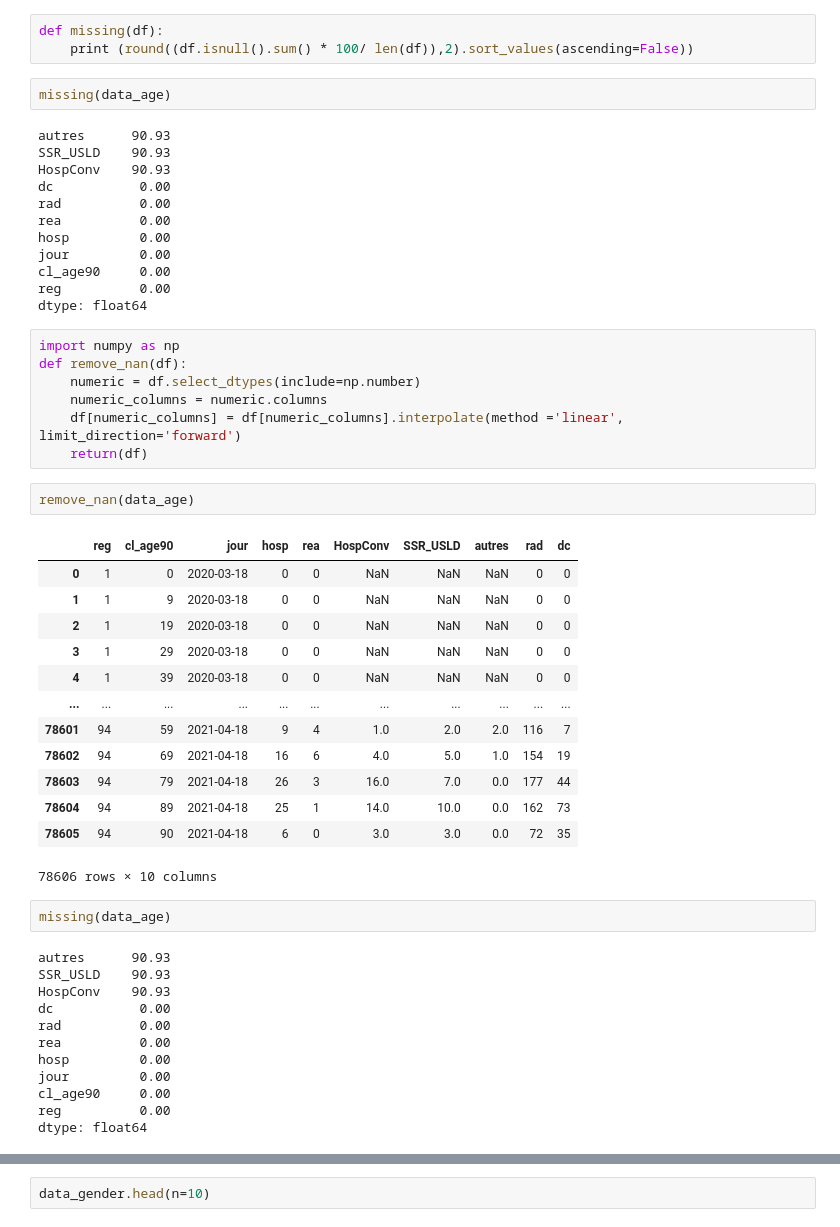
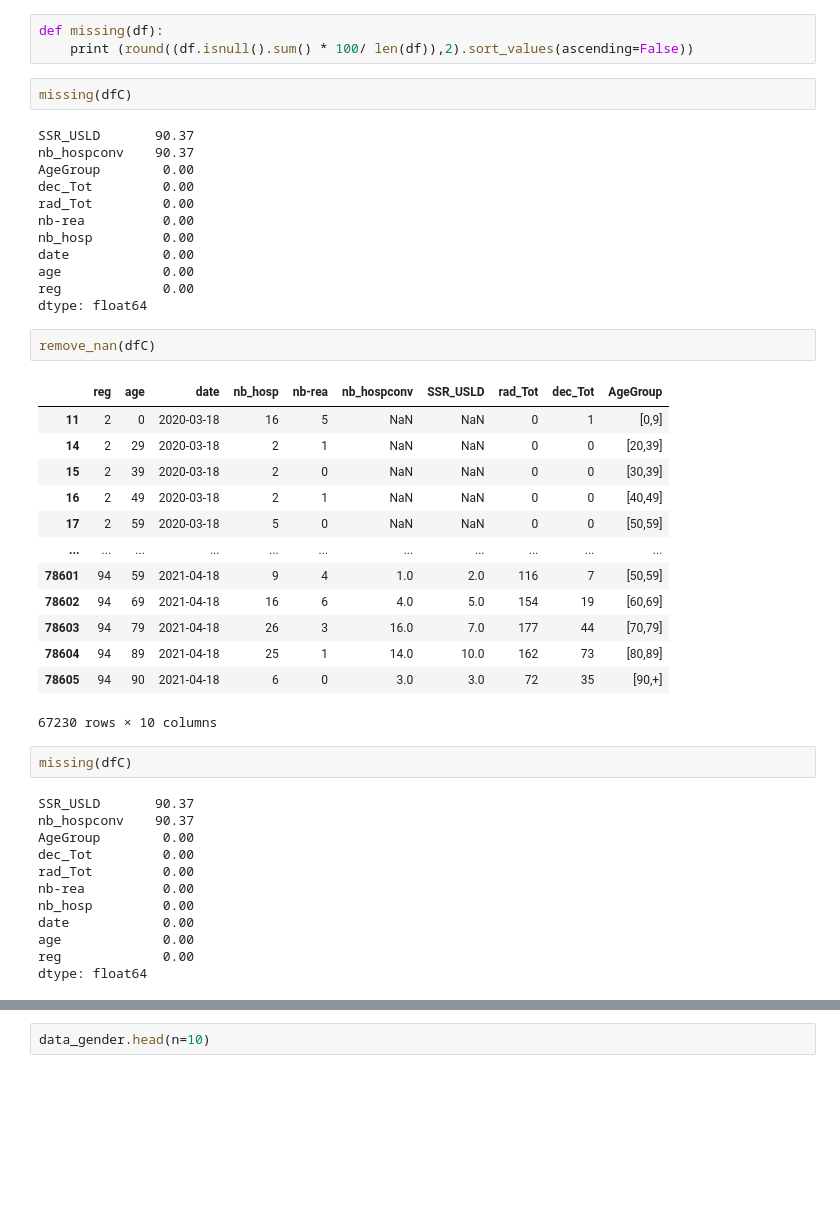
Before and after one commit to jihene-b3/covidviz, a Jupyter notebook: covidstat/demography_covid.ipynb, the cells around one changed output, grey strips where cells are left out. Saved outputs shown, nothing was run; the diff lists cells and outputs as text; blank space fills up the shorter version.

```diff
--- a/covidstat/demography_covid.ipynb
+++ b/covidstat/demography_covid.ipynb
@@ -45,54 +53,47 @@ dfC = format_age(dfc1)
 def missing(df):
     print (round((df.isnull().sum() * 100/ len(df)),2).sort_values(ascending=False))
 # %%
-missing(data_age)
+missing(dfC)
 # %% [output]
-autres      90.93
-SSR_USLD    90.93
-HospConv    90.93
-dc           0.00
-rad          0.00
-rea          0.00
-hosp         0.00
-jour         0.00
-cl_age90     0.00
-reg          0.00
+SSR_USLD       90.37
+nb_hospconv    90.37
+AgeGroup        0.00
+dec_Tot         0.00
+rad_Tot         0.00
+nb-rea          0.00
+nb_hosp         0.00
+date            0.00
+age             0.00
+reg             0.00
 dtype: float64
-# %%
-import numpy as np
-def remove_nan(df):
-    numeric = df.select_dtypes(include=np.number)
-    numeric_columns = numeric.columns
-    df[numeric_columns] = df[numeric_columns].interpolate(method ='linear', limit_direction='forward')
-    return(df)
 # %%
-remove_nan(data_age)
+remove_nan(dfC)
 # %% [output]
-|  | reg | cl_age90 | jour | hosp | rea | HospConv | SSR_USLD | autres | rad | dc |
-| 0 | 1 | 0 | 2020-03-18 | 0 | 0 | NaN | NaN | NaN | 0 | 0 |
-| 1 | 1 | 9 | 2020-03-18 | 0 | 0 | NaN | NaN | NaN | 0 | 0 |
-| 2 | 1 | 19 | 2020-03-18 | 0 | 0 | NaN | NaN | NaN | 0 | 0 |
-| 3 | 1 | 29 | 2020-03-18 | 0 | 0 | NaN | NaN | NaN | 0 | 0 |
-| 4 | 1 | 39 | 2020-03-18 | 0 | 0 | NaN | NaN | NaN | 0 | 0 |
+|  | reg | age | date | nb_hosp | nb-rea | nb_hospconv | SSR_USLD | rad_Tot | dec_Tot | AgeGroup |
+| 11 | 2 | 0 | 2020-03-18 | 16 | 5 | NaN | NaN | 0 | 1 | [0,9] |
+| 14 | 2 | 29 | 2020-03-18 | 2 | 1 | NaN | NaN | 0 | 0 | [20,39] |
+| 15 | 2 | 39 | 2020-03-18 | 2 | 0 | NaN | NaN | 0 | 0 | [30,39] |
+| 16 | 2 | 49 | 2020-03-18 | 2 | 1 | NaN | NaN | 0 | 0 | [40,49] |
+| 17 | 2 | 59 | 2020-03-18 | 5 | 0 | NaN | NaN | 0 | 0 | [50,59] |
 | ... | ... | ... | ... | ... | ... | ... | ... | ... | ... | ... |
-| 78601 | 94 | 59 | 2021-04-18 | 9 | 4 | 1.0 | 2.0 | 2.0 | 116 | 7 |
-| 78602 | 94 | 69 | 2021-04-18 | 16 | 6 | 4.0 | 5.0 | 1.0 | 154 | 19 |
-| 78603 | 94 | 79 | 2021-04-18 | 26 | 3 | 16.0 | 7.0 | 0.0 | 177 | 44 |
-| 78604 | 94 | 89 | 2021-04-18 | 25 | 1 | 14.0 | 10.0 | 0.0 | 162 | 73 |
-| 78605 | 94 | 90 | 2021-04-18 | 6 | 0 | 3.0 | 3.0 | 0.0 | 72 | 35 |
+| 78601 | 94 | 59 | 2021-04-18 | 9 | 4 | 1.0 | 2.0 | 116 | 7 | [50,59] |
+| 78602 | 94 | 69 | 2021-04-18 | 16 | 6 | 4.0 | 5.0 | 154 | 19 | [60,69] |
+| 78603 | 94 | 79 | 2021-04-18 | 26 | 3 | 16.0 | 7.0 | 177 | 44 | [70,79] |
+| 78604 | 94 | 89 | 2021-04-18 | 25 | 1 | 14.0 | 10.0 | 162 | 73 | [80,89] |
+| 78605 | 94 | 90 | 2021-04-18 | 6 | 0 | 3.0 | 3.0 | 72 | 35 | [90,+] |
-78606 rows × 10 columns
+67230 rows × 10 columns
 # %%
-missing(data_age)
+missing(dfC)
 # %% [output]
-autres      90.93
-SSR_USLD    90.93
-HospConv    90.93
-dc           0.00
-rad          0.00
-rea          0.00
-hosp         0.00
-jour         0.00
-cl_age90     0.00
-reg          0.00
+SSR_USLD       90.37
+nb_hospconv    90.37
+AgeGroup        0.00
+dec_Tot         0.00
+rad_Tot         0.00
+nb-rea          0.00
+nb_hosp         0.00
+date            0.00
+age             0.00
+reg             0.00
 dtype: float64
 # %%
```
Also changed, not shown: parts of 7 cells of this notebook, 2 other files.
